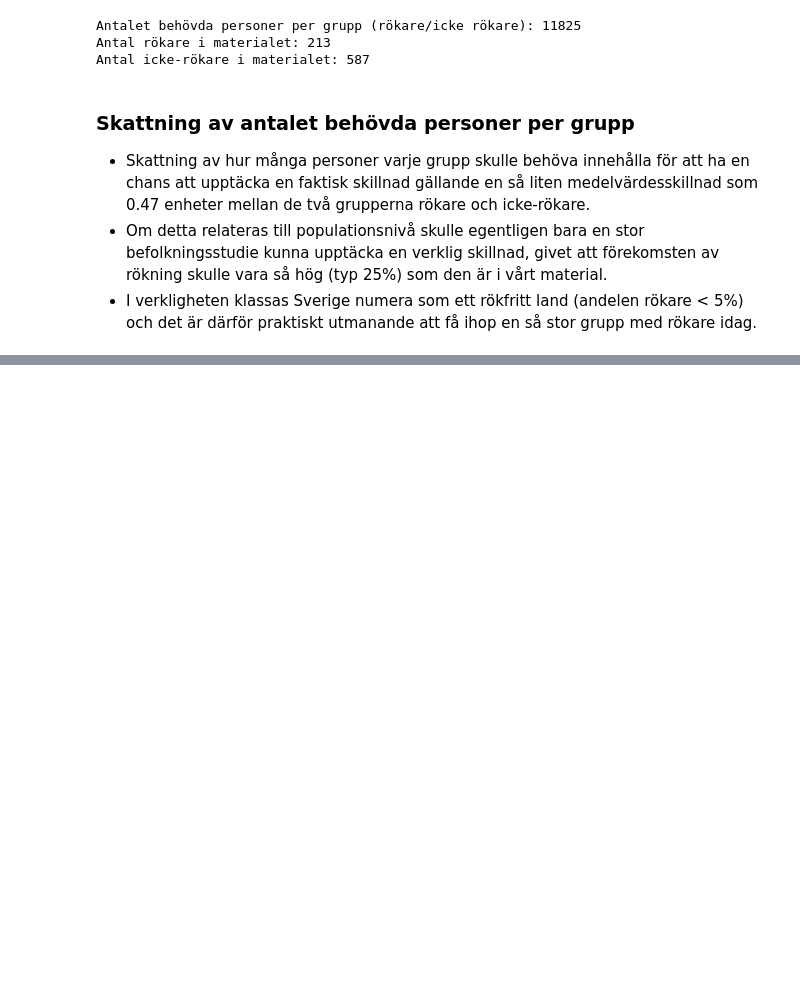
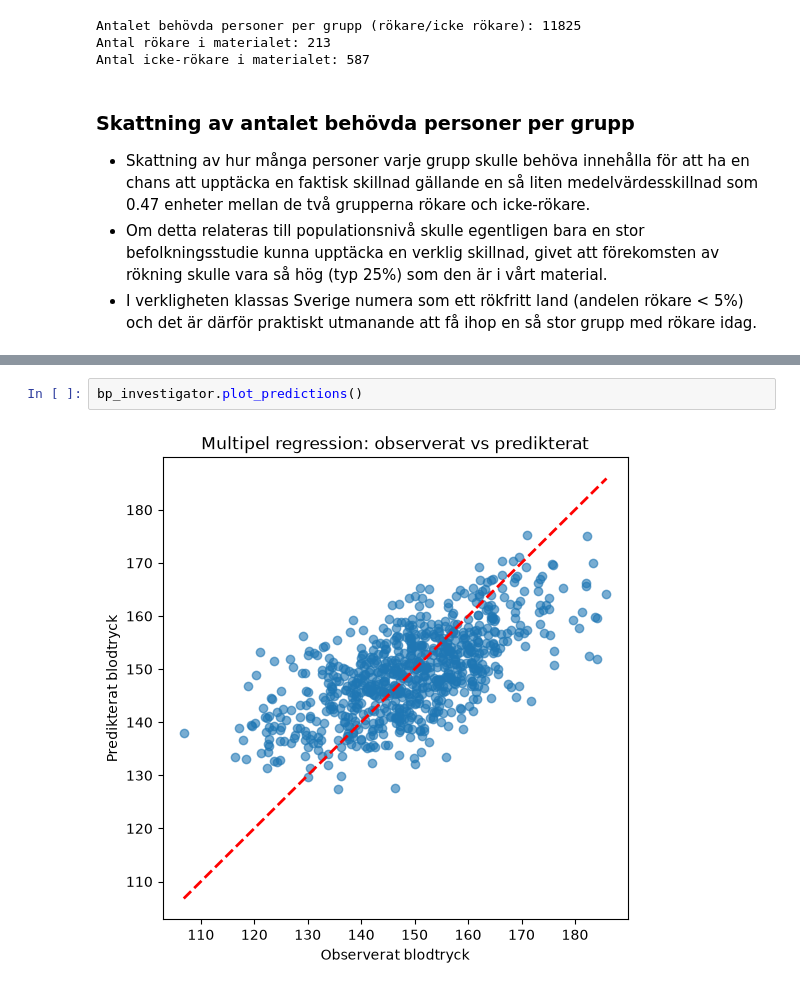
Before and after one commit to ylvahultman/Progr-stat-dataanalys-ind, a Jupyter notebook: halsostudie.ipynb, the cells around one changed output, grey strips where cells are left out. Saved outputs shown, nothing was run; the diff lists cells and outputs as text; blank space fills up the shorter version.

```diff
--- a/halsostudie.ipynb
+++ b/halsostudie.ipynb
@@ -348,0 +466,4 @@ Antal icke-rökare i materialet: 587
+# %%
+bp_investigator.plot_predictions()
+# %% [output]
+[figure, added]
```
Also changed, not shown: parts of 15 cells of this notebook, 2 other files.
